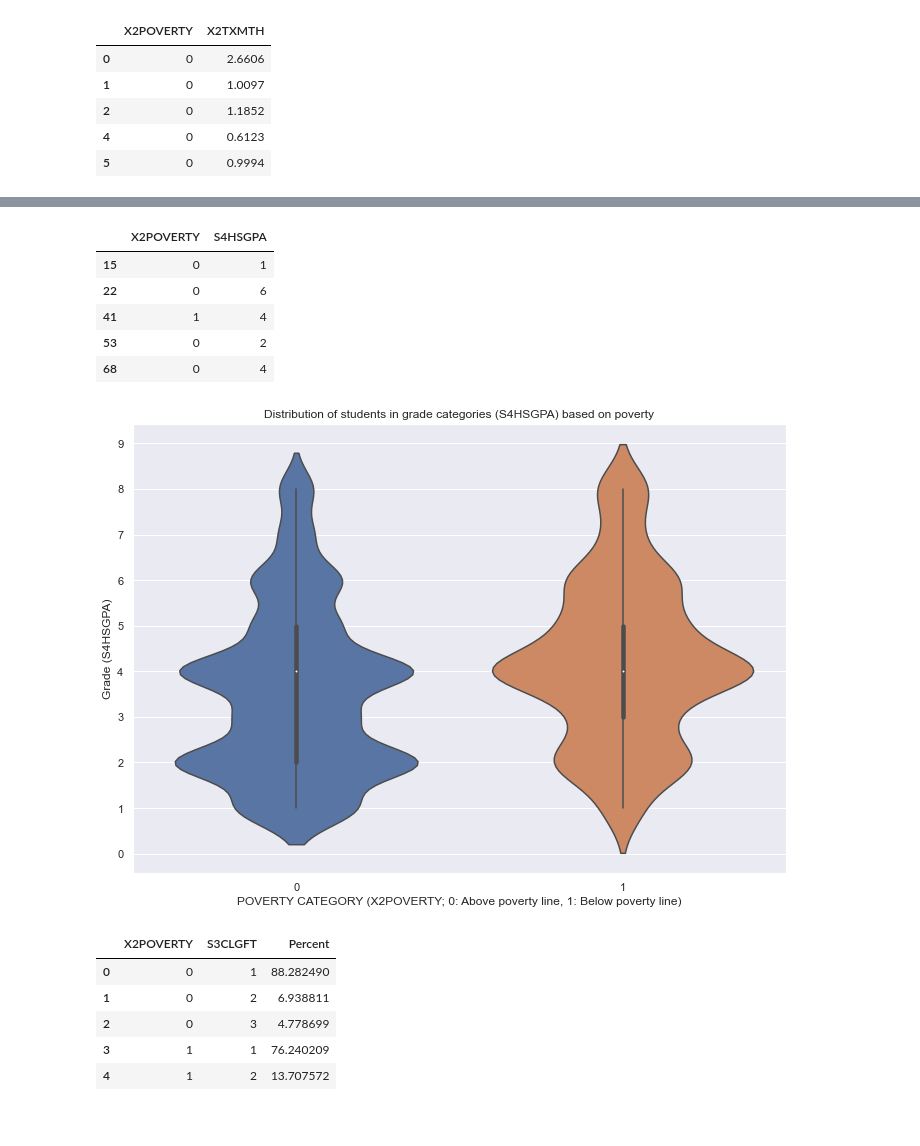
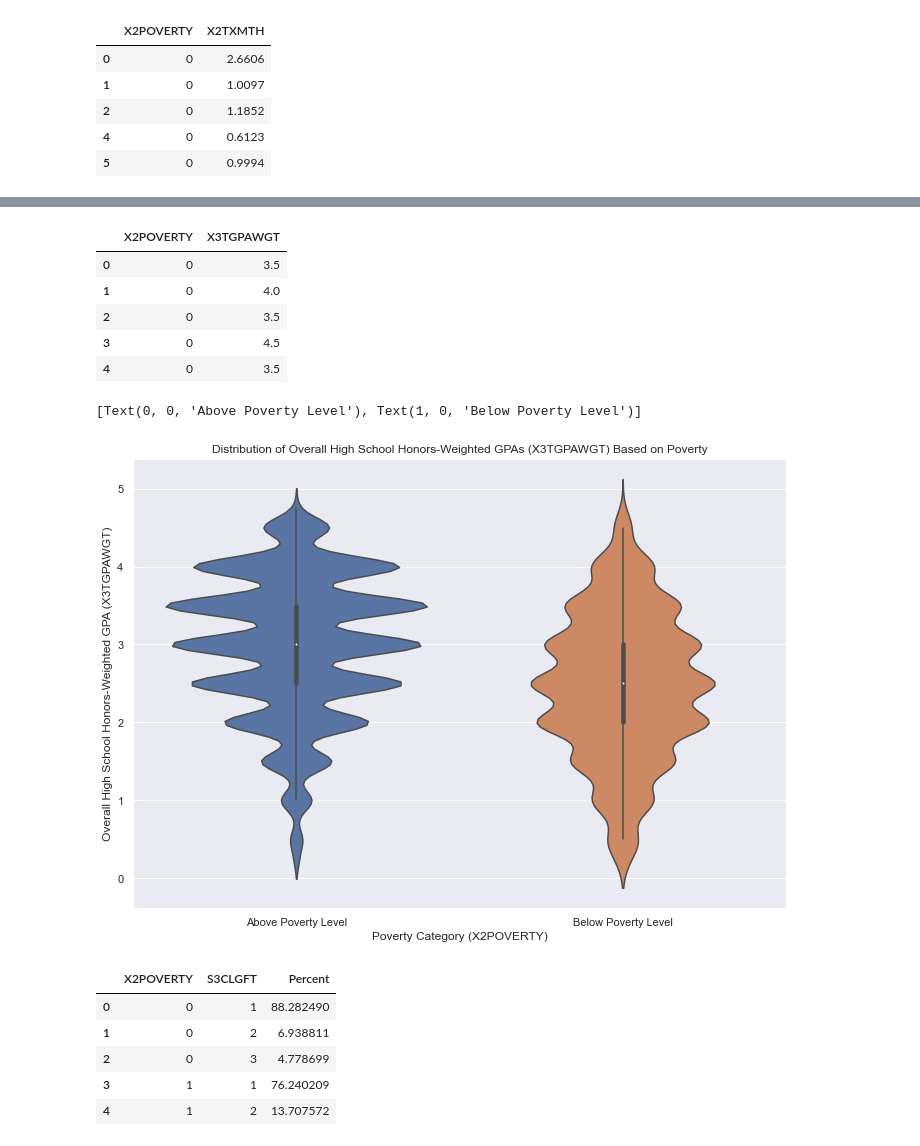
Before and after one commit to adamzuyang/Ursatech-Adam, a Jupyter notebook: HSLS Data Analysis, Academic Performance as Related to Family Income, Poverty, and Race.ipynb, the cells around one changed output, grey strips where cells are left out. Drawn from its saved outputs; the diff is of its cells as text; code cells hidden in the pictures.

```diff
--- a/HSLS Data Analysis, Academic Performance as Related to Family Income, Poverty, and Race.ipynb
+++ b/HSLS Data Analysis, Academic Performance as Related to Family Income, Poverty, and Race.ipynb
@@ -101,13 +111,15 @@ sns.set(rc={'figure.figsize':(11.7, 8.27)})
 hsls_student = pd.read_csv('../data/HSLS_2017_Datasets/hsls_17_student.csv',
                            usecols=['STU_ID', 'X1SEX', 'X1RACE', 'X2FAMINCOME', 'X2POVERTY', 'X2TXMTH',
                                     'X2TXMSCR', 'X2TXMQUINT','X2TXMPROF1', 'X2TXMPROF2', 'X2TXMPROF3',
-                                    'X2TXMPROF4', 'X2TXMPROF5', 'S3CLGFT', 'S4HSGPA'])
+                                    'X2TXMPROF4', 'X2TXMPROF5', 'S3CLGFT', 'X3TGPAWGT'])
 # %%
 # Collect above variables into a single dataframe
 indicators = hsls_student[['STU_ID', 'X1SEX', 'X1RACE', 'X2FAMINCOME', 'X2POVERTY', 'X2TXMTH',
                            'X2TXMSCR', 'X2TXMQUINT','X2TXMPROF1', 'X2TXMPROF2', 'X2TXMPROF3',
-                           'X2TXMPROF4', 'X2TXMPROF5', 'S3CLGFT', 'S4HSGPA']]
+                           'X2TXMPROF4', 'X2TXMPROF5', 'S3CLGFT', 'X3TGPAWGT']]
 indicators.head()
+
+#indicators[indicators['X3TGPAWGT'] > -8.0000].describe()
 # %% [output]
 |  | STU_ID | X1SEX | X1RACE | X2FAMINCOME | X2POVERTY | X2TXMTH | X2TXMSCR | X2TXMQUINT | X2TXMPROF1 | ... |
 | 0 | 10001 | 1 | 8 | 11 | 0 | 2.6606 | 99.1403 | 5 | 1.0000 | ... |
@@ -122,7 +134,7 @@ indicators.head()
 # %%
 # All relevant variables
 academic_variables = ['X2TXMTH', 'X2TXMSCR', 'X2TXMQUINT', 'X2TXMPROF1', 'X2TXMPROF2', 'X2TXMPROF3',
-                      'X2TXMPROF4', 'X2TXMPROF5', 'S4HSGPA', 'S3CLGFT']
+                      'X2TXMPROF4', 'X2TXMPROF5', 'X3TGPAWGT', 'S3CLGFT']
 
 # All continuous variables (can be analyzed similarly)
 math_cont_variables = ['X2TXMTH', 'X2TXMSCR', 'X2TXMPROF1', 'X2TXMPROF2', 'X2TXMPROF3', 'X2TXMPROF4', 'X2TXMPROF5']
@@ -131,7 +143,7 @@ math_cont_variables = ['X2TXMTH', 'X2TXMSCR', 'X2TXMPROF1', 'X2TXMPROF2', 'X2TXM
 math_quintile = 'X2TXMQUINT'
 
 # Entire high school GPA
-gpa_variable = 'S4HSGPA'
+gpa_variable = 'X3TGPAWGT'
 
 # In college variable
 college_variable = 'S3CLGFT'
@@ -150,7 +162,7 @@ def analyze_income(income_num):
     income_quint['PERCENT'] = income_quint[math_quintile] / income_quint[math_quintile].sum() * 100
 
     income_gpa = income_academic[gpa_variable].value_counts().to_frame()
-    num_drop = len([i for i in income_gpa.index if i < 0])
+    num_drop = len([i for i in income_gpa.index if i < -7])
     income_gpa = income_gpa.sort_index().iloc[num_drop:]
     income_gpa['PERCENT'] = income_gpa[gpa_variable] / income_gpa[gpa_variable].sum() * 100
 
@@ -762,23 +908,24 @@ Text(0.5, 1.0, 'Mathematics theta score distribution based on poverty status')
 # %%
-poverty_gpa = indicators[['X2POVERTY', 'S4HSGPA']].copy()
-poverty_gpa = poverty_gpa[(poverty_gpa['X2POVERTY'] >= 0) & (poverty_gpa['S4HSGPA'] > 0)]
+poverty_gpa = indicators[['X2POVERTY', gpa_variable]].copy()
+poverty_gpa = poverty_gpa[(poverty_gpa['X2POVERTY'] >= 0) & (poverty_gpa[gpa_variable] > 0)]
 poverty_gpa.head()
 # %% [output]
-|  | X2POVERTY | S4HSGPA |
-| 15 | 0 | 1 |
-| 22 | 0 | 6 |
-| 41 | 1 | 4 |
-| 53 | 0 | 2 |
-| 68 | 0 | 4 |
+|  | X2POVERTY | X3TGPAWGT |
+| 0 | 0 | 3.5 |
+| 1 | 0 | 4.0 |
+| 2 | 0 | 3.5 |
+| 3 | 0 | 4.5 |
+| 4 | 0 | 3.5 |
 # %%
 plt.figure()
-poverty_gpa_graph = sns.violinplot(x="X2POVERTY", y="S4HSGPA", data=poverty_gpa)
-poverty_gpa_graph.set(xlabel='POVERTY CATEGORY (X2POVERTY; 0: Above poverty line, 1: Below poverty line)',
-                      ylabel='Grade (S4HSGPA)')
-poverty_gpa_graph.set_title('Distribution of students in grade categories (S4HSGPA) based on poverty')
-poverty_gpa_graph.yaxis.set_major_locator(ticker.MultipleLocator(1))
+poverty_gpa_graph = sns.violinplot(x="X2POVERTY", y=gpa_variable, data=poverty_gpa)
+poverty_gpa_graph.set(xlabel='Poverty Category (X2POVERTY)',
+                      ylabel='Overall High School Honors-Weighted GPA (X3TGPAWGT)')
+poverty_gpa_graph.set_title('Distribution of Overall High School Honors-Weighted GPAs (X3TGPAWGT) Based on Poverty')
+poverty_gpa_graph.set_xticklabels(["Above Poverty Level", 'Below Poverty Level'])
 # %% [output]
+[Text(0, 0, 'Above Poverty Level'), Text(1, 0, 'Below Poverty Level')]
-[figure, old version]
+[figure, new version]
 # %%
 poverty_college = indicators[['X2POVERTY', 'S3CLGFT']].copy()
 poverty_college = poverty_college[(poverty_college['X2POVERTY'] >= 0) & (poverty_college['S3CLGFT'] > 0)]
```
Also changed, not shown: parts of 42 cells of this notebook, 50 other files.
